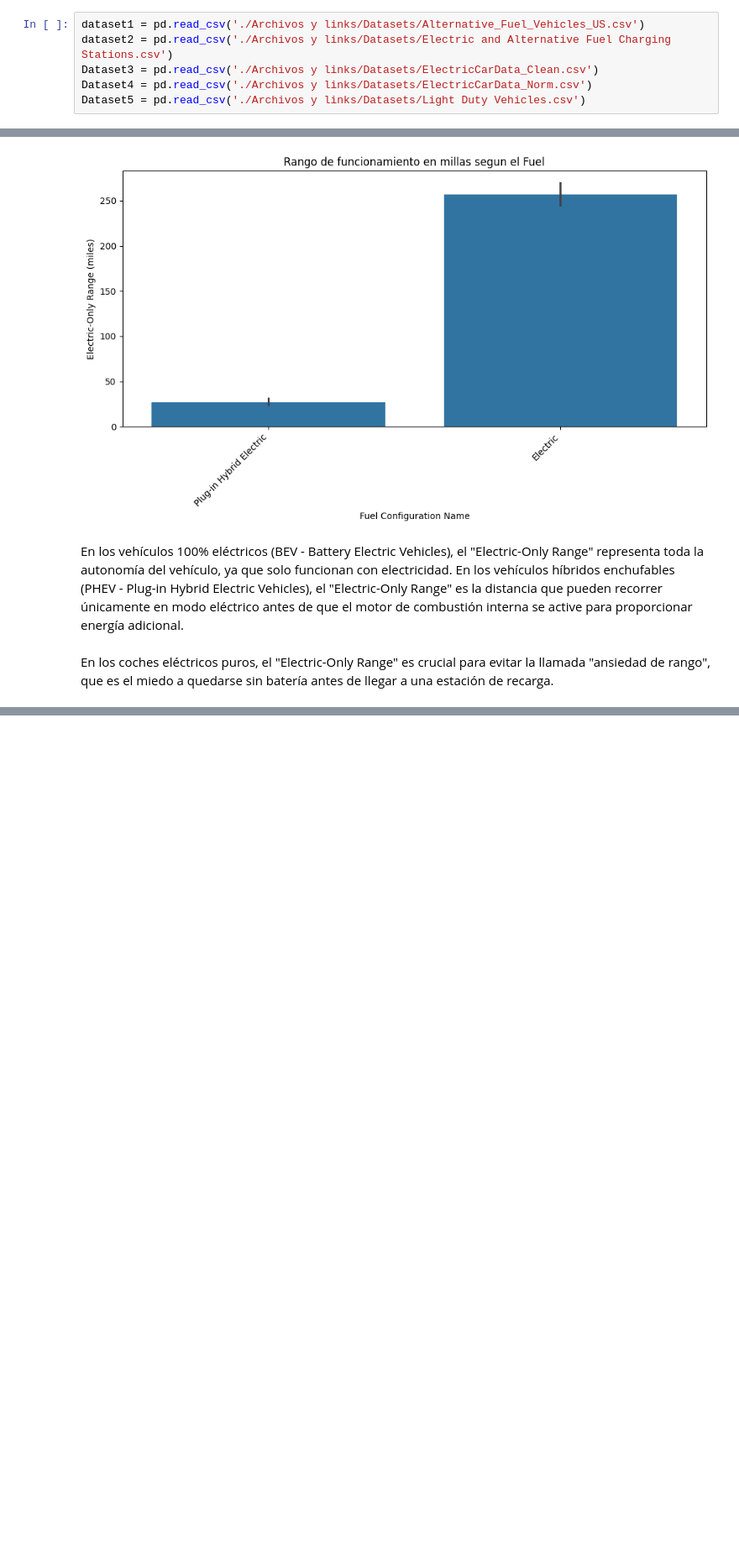
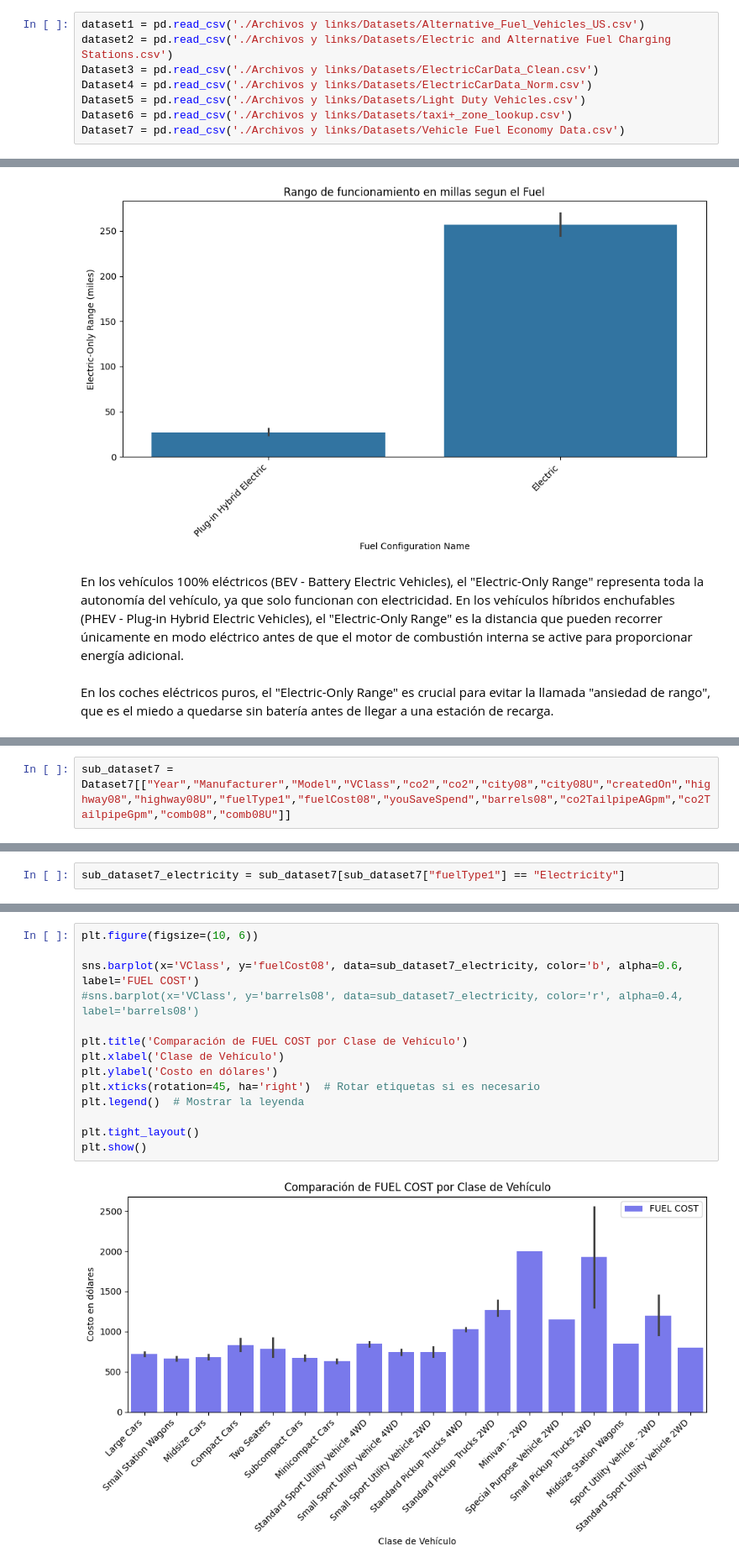
Before and after one commit to AgustinNiederle/ProyectoFinalHenry_AirTaxis, a Jupyter notebook: exploracion1.ipynb, the cells around one changed output, grey strips where cells are left out. Shown: that part at 84% size. Saved outputs shown, nothing was run; the diff lists cells and outputs as text; blank space fills up the shorter version.

```diff
--- a/exploracion1.ipynb
+++ b/exploracion1.ipynb
@@ -19,6 +19,8 @@ dataset2 = pd.read_csv('./Archivos y links/Datasets/Electric and Alternative Fue
 Dataset3 = pd.read_csv('./Archivos y links/Datasets/ElectricCarData_Clean.csv')
 Dataset4 = pd.read_csv('./Archivos y links/Datasets/ElectricCarData_Norm.csv')
 Dataset5 = pd.read_csv('./Archivos y links/Datasets/Light Duty Vehicles.csv')
+Dataset6 = pd.read_csv('./Archivos y links/Datasets/taxi+_zone_lookup.csv')
+Dataset7 = pd.read_csv('./Archivos y links/Datasets/Vehicle Fuel Economy Data.csv')
 # %%
 dataset1.info()
 # %% [output]
@@ -742,0 +821,2 @@ En los coches eléctricos puros, el "Electric-Only Range" es crucial para evitar
+# %%
+sub_dataset7 = Dataset7[["Year","Manufacturer","Model","VClass","co2","co2","city08","city08U","createdOn","highway08","highway08U","fuelType1","fuelCost08","youSaveSpend","barrels08","co2TailpipeAGpm","co2TailpipeGpm","comb08","comb08U"]]
@@ -742,0 +838,2 @@ En los coches eléctricos puros, el "Electric-Only Range" es crucial para evitar
+# %%
+sub_dataset7_electricity = sub_dataset7[sub_dataset7["fuelType1"] == "Electricity"]
@@ -742,0 +849,16 @@ En los coches eléctricos puros, el "Electric-Only Range" es crucial para evitar
+# %%
+plt.figure(figsize=(10, 6))
+
+sns.barplot(x='VClass', y='fuelCost08', data=sub_dataset7_electricity, color='b', alpha=0.6, label='FUEL COST')
+#sns.barplot(x='VClass', y='barrels08', data=sub_dataset7_electricity, color='r', alpha=0.4, label='barrels08')
+
+plt.title('Comparación de FUEL COST por Clase de Vehículo')
+plt.xlabel('Clase de Vehículo')
+plt.ylabel('Costo en dólares')
+plt.xticks(rotation=45, ha='right')  # Rotar etiquetas si es necesario
+plt.legend()  # Mostrar la leyenda
+
+plt.tight_layout()
+plt.show()
+# %% [output]
+[figure, added]
```
Also changed, not shown: parts of 21 cells of this notebook, 21 other files.
